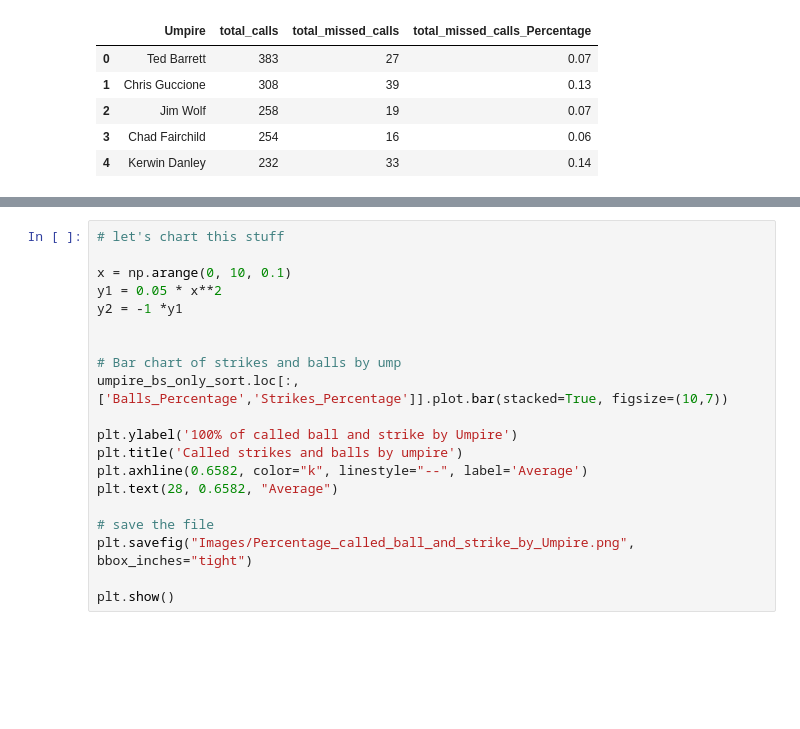
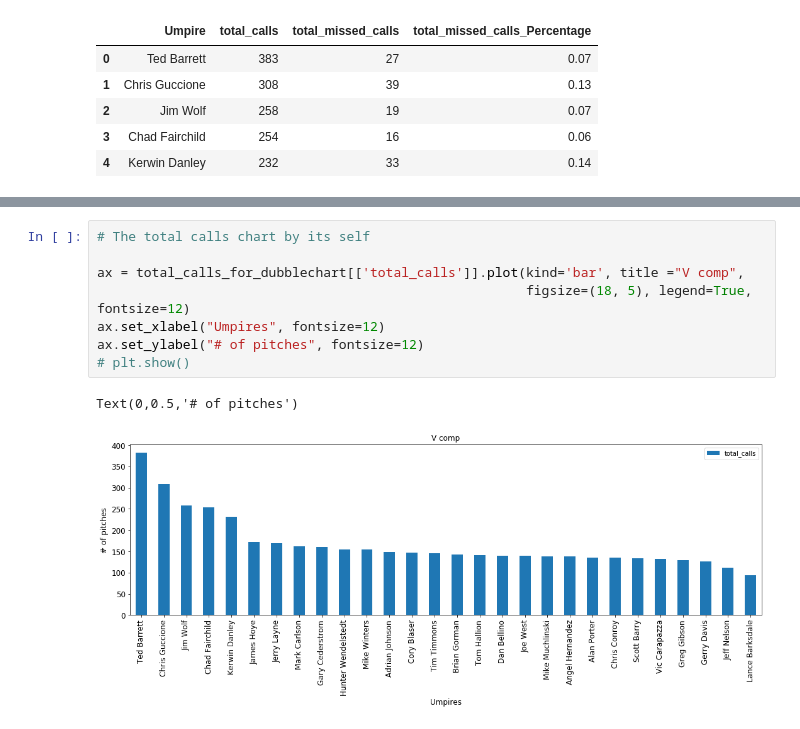
Before and after one commit to ForrestMcDougal/MLB-Postseason-Umpire-Analysis, a Jupyter notebook: Charts - NEW CHARTS.ipynb, the cells around one changed output, grey strips where cells are left out. Cells and saved outputs as stored; diff of their text form; blank space fills up the shorter version.

```diff
--- a/Charts - NEW CHARTS.ipynb
+++ b/Charts - NEW CHARTS.ipynb
@@ -1210,20 +1215,11 @@ total_and_bad_calls_missed.head(10)
-# %%
-# let's chart this stuff
-
-x = np.arange(0, 10, 0.1)
-y1 = 0.05 * x**2
-y2 = -1 *y1
-
-
-# Bar chart of strikes and balls by ump
-umpire_bs_only_sort.loc[:,['Balls_Percentage','Strikes_Percentage']].plot.bar(stacked=True, figsize=(10,7))
-
-plt.ylabel('100% of called ball and strike by Umpire')
-plt.title('Called strikes and balls by umpire')
-plt.axhline(0.6582, color="k", linestyle="--", label='Average')
-plt.text(28, 0.6582, "Average")
-
-# save the file
-plt.savefig("Images/Percentage_called_ball_and_strike_by_Umpire.png", bbox_inches="tight")
-
-plt.show()
+# %%
+# The total calls chart by its self
+
+ax = total_calls_for_dubblechart[['total_calls']].plot(kind='bar', title ="V comp",
+                                                       figsize=(18, 5), legend=True, fontsize=12)
+ax.set_xlabel("Umpires", fontsize=12)
+ax.set_ylabel("# of pitches", fontsize=12)
+# plt.show()
+# %% [output]
+Text(0,0.5,'# of pitches')
+[figure, added]
```
Also changed, not shown: parts of 7 cells of this notebook.
